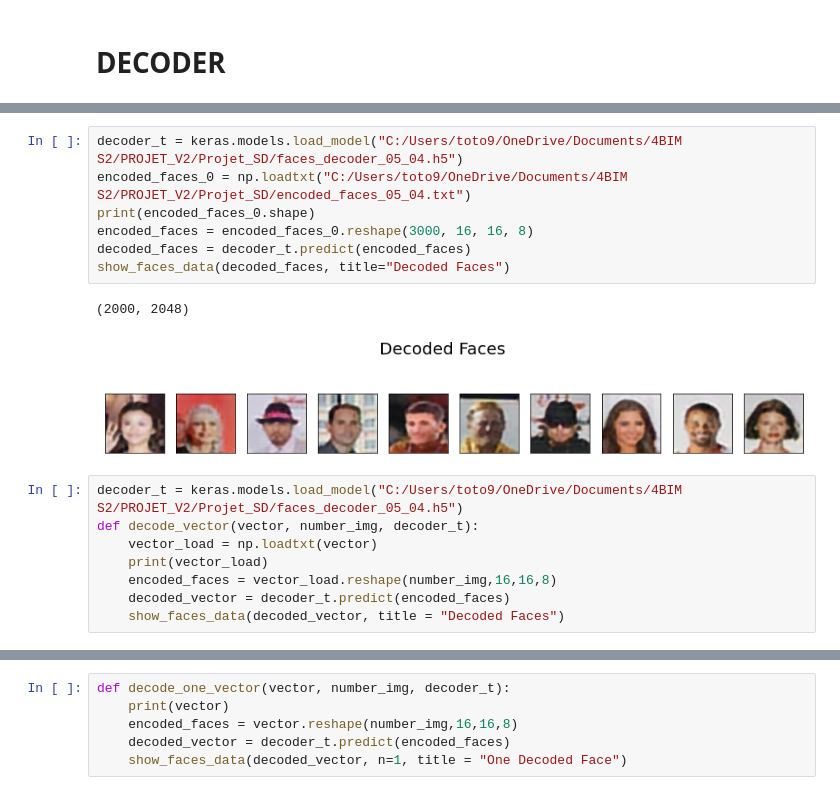
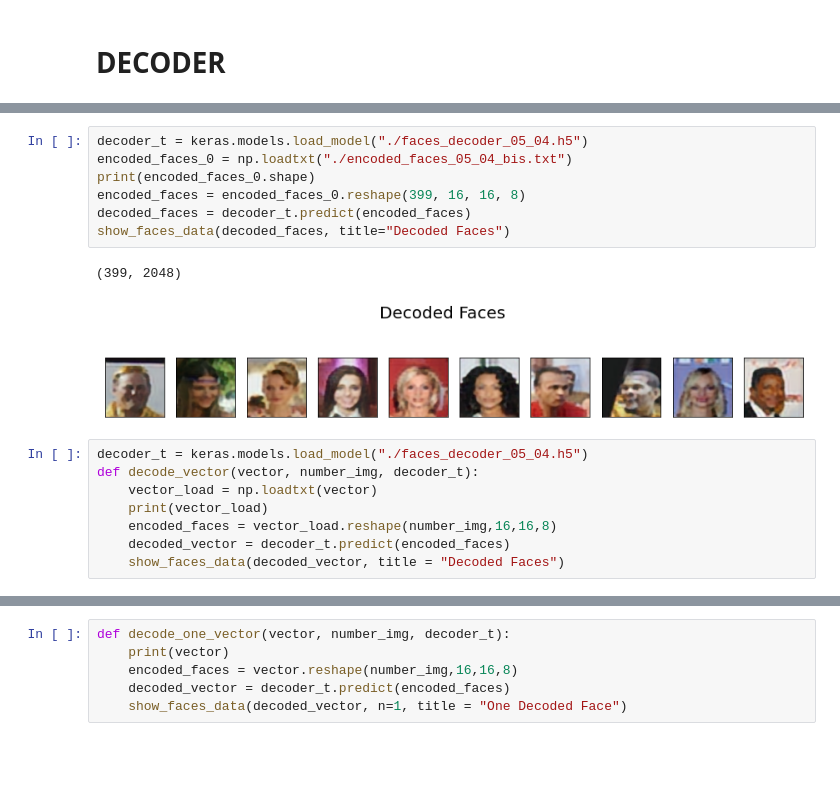
Before and after one commit to tmartial/Projet_SD, a Jupyter notebook: enco_jupy_test.ipynb, the cells around one changed output, grey strips where cells are left out. Cells and saved outputs as stored; diff of their text form; blank space fills up the shorter version.

```diff
--- a/enco_jupy_test.ipynb
+++ b/enco_jupy_test.ipynb
@@ -148,15 +150,15 @@ decoder.save("C:/Users/toto9/OneDrive/Documents/4BIM S2/PROJET_V2/Projet_SD/face
 # %%
-decoder_t = keras.models.load_model("C:/Users/toto9/OneDrive/Documents/4BIM S2/PROJET_V2/Projet_SD/faces_decoder_05_04.h5")
-encoded_faces_0 = np.loadtxt("C:/Users/toto9/OneDrive/Documents/4BIM S2/PROJET_V2/Projet_SD/encoded_faces_05_04.txt")
+decoder_t = keras.models.load_model("./faces_decoder_05_04.h5")
+encoded_faces_0 = np.loadtxt("./encoded_faces_05_04_bis.txt")
 print(encoded_faces_0.shape)
-encoded_faces = encoded_faces_0.reshape(3000, 16, 16, 8)
+encoded_faces = encoded_faces_0.reshape(399, 16, 16, 8)
 decoded_faces = decoder_t.predict(encoded_faces)
 show_faces_data(decoded_faces, title="Decoded Faces")
 # %% [output]
-(2000, 2048)
+(399, 2048)
-[figure, old version]
+[figure, new version]
 # %%
-decoder_t = keras.models.load_model("C:/Users/toto9/OneDrive/Documents/4BIM S2/PROJET_V2/Projet_SD/faces_decoder_05_04.h5")
+decoder_t = keras.models.load_model("./faces_decoder_05_04.h5")
 def decode_vector(vector, number_img, decoder_t):
     vector_load = np.loadtxt(vector)
     print(vector_load)
```
Also changed, not shown: parts of 9 cells of this notebook.
